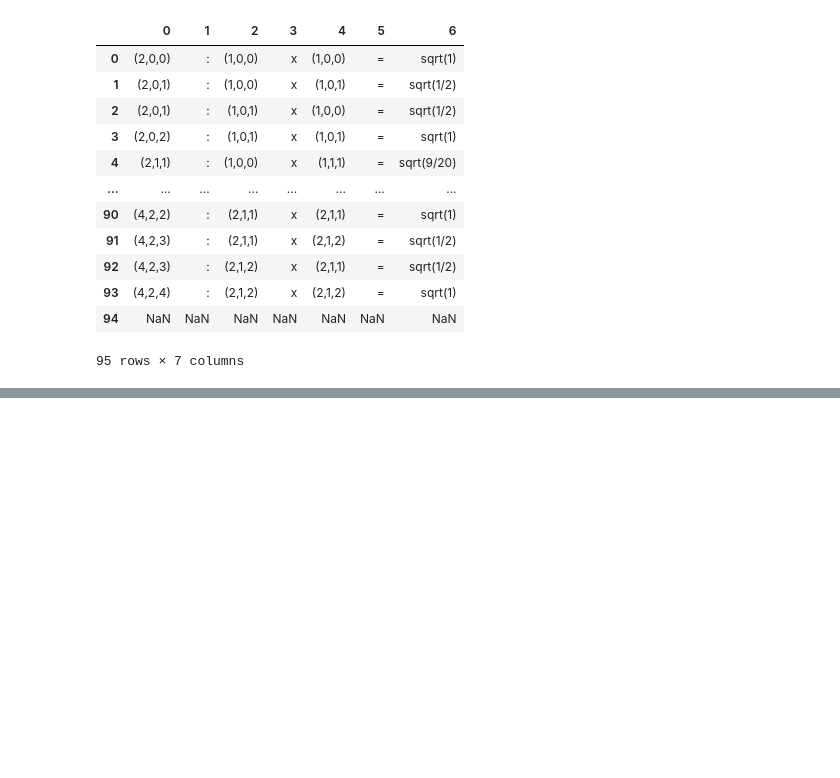
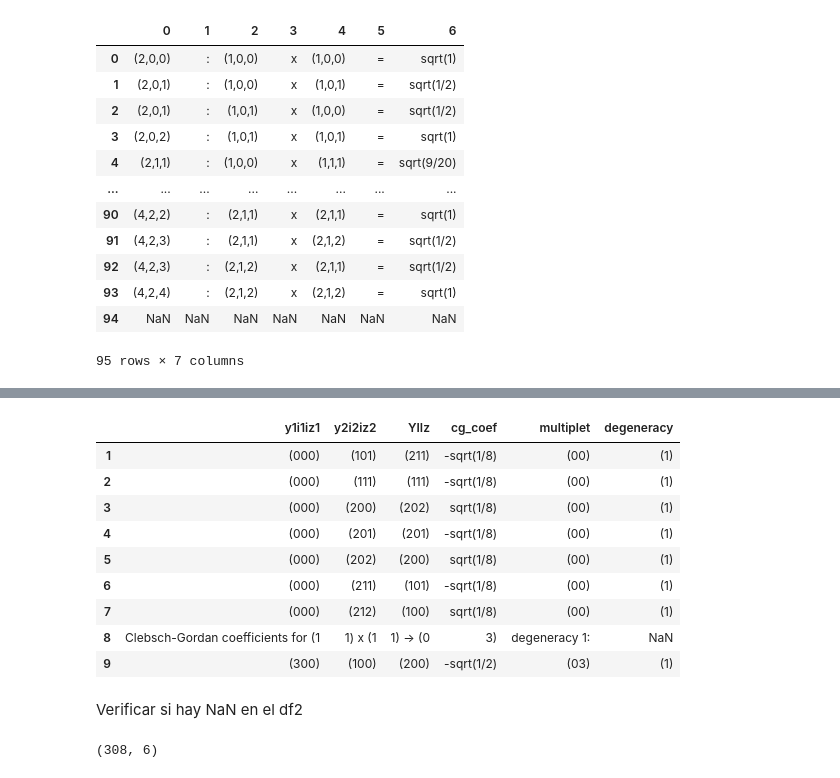
Before and after one commit to natanael87/Sum_Rules, a Jupyter notebook: Symmetric_case/8x8symmetric.ipynb, the cells around one changed output, grey strips where cells are left out. Cells and saved outputs as stored; diff of their text form; code cells hidden in the pictures; blank space fills up the shorter version.

```diff
--- a/Symmetric_case/8x8symmetric.ipynb
+++ b/Symmetric_case/8x8symmetric.ipynb
@@ -85,0 +75,19 @@ with open(nombre_archivo_csv, 'w', newline='') as file:
+# %%
+df2.loc[1:9]
+# %% [output]
+|  | y1i1iz1 | y2i2iz2 | YIIz | cg_coef | multiplet | degeneracy |
+| 1 | (000) | (101) | (211) | -sqrt(1/8) | (00) | (1) |
+| 2 | (000) | (111) | (111) | -sqrt(1/8) | (00) | (1) |
+| 3 | (000) | (200) | (202) | sqrt(1/8) | (00) | (1) |
+| 4 | (000) | (201) | (201) | -sqrt(1/8) | (00) | (1) |
+| 5 | (000) | (202) | (200) | sqrt(1/8) | (00) | (1) |
+| 6 | (000) | (211) | (101) | -sqrt(1/8) | (00) | (1) |
+| 7 | (000) | (212) | (100) | sqrt(1/8) | (00) | (1) |
+| 8 | Clebsch-Gordan coefficients for (1 | 1) x (1 | 1) -> (0 | 3) | degeneracy 1: | NaN |
+| 9 | (300) | (100) | (200) | -sqrt(1/2) | (03) | (1) |
+# %% [markdown]
+Verificar si hay NaN en el df2
+# %%
+df2.shape
+# %% [output]
+(308, 6)
```
Also changed, not shown: parts of 8 cells of this notebook, 5 other files.
